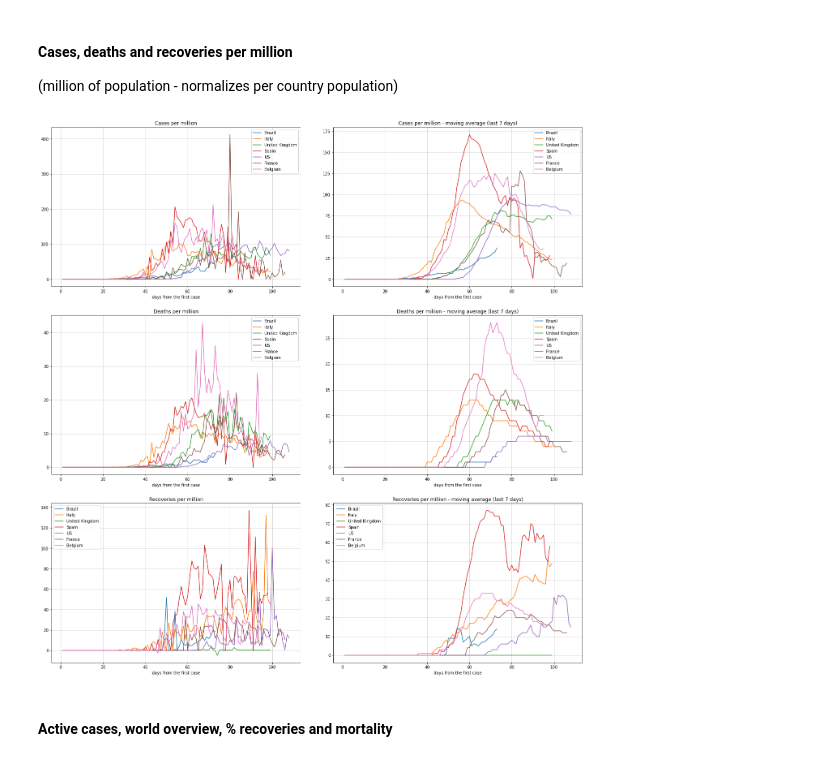
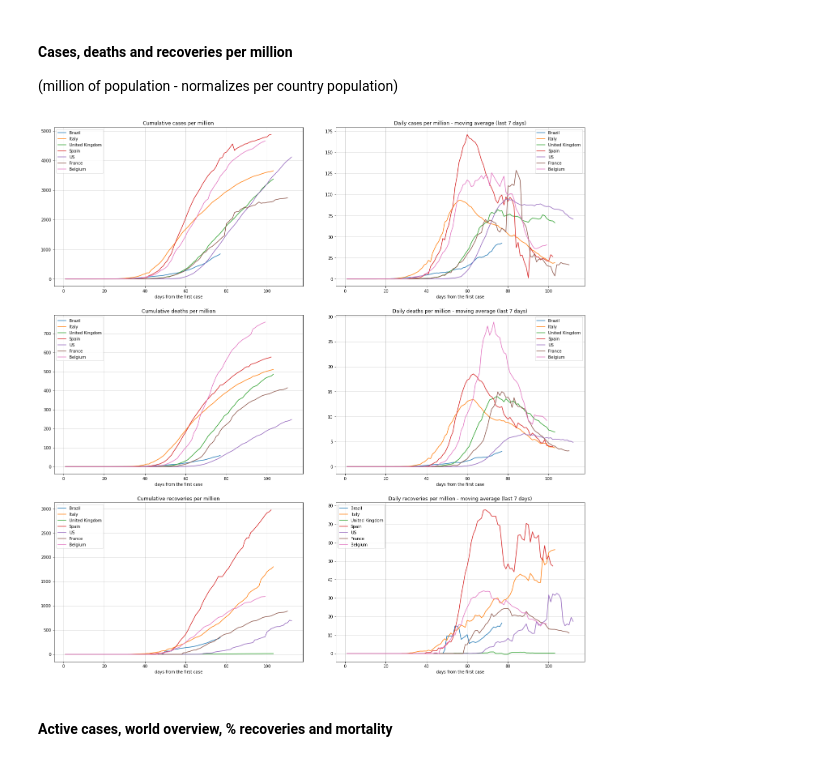
Before and after one commit to rafaelcastellar/coronavirus, a Jupyter notebook: notebooks/analysis.ipynb, the cells around one changed output. Saved outputs shown, nothing was run; the diff lists cells and outputs as text; code cells hidden in the pictures.

```diff
--- a/notebooks/analysis.ipynb
+++ b/notebooks/analysis.ipynb
@@ -97,7 +79,7 @@ ax1.set_title("Cumulatative cases")
 ax1.set_xlabel("days from the first case")
 ax1.grid(color='gray', alpha = 0.4)
 
-ax2.set_title("Cases - moving average (last 7 days)")
+ax2.set_title("Daily cases - moving average (last 7 days)")
 ax2.set_xlabel("days from the first case")
 ax2.grid(color='gray', alpha = 0.4)
 
@@ -105,7 +87,7 @@ ax3.set_title("Cumulative deaths")
 ax3.set_xlabel("days from the first case")
 ax3.grid(color='gray', alpha = 0.4)
 
-ax4.set_title("Deaths - moving average (last 7 days)")
+ax4.set_title("Daily deaths - moving average (last 7 days)")
 ax4.set_xlabel("days from the first case")
 ax4.grid(color='gray', alpha = 0.4)
 
@@ -113,17 +95,18 @@ ax5.set_title("Cumulative recoveries")
 ax5.set_xlabel("days from the first case")
 ax5.grid(color='gray', alpha = 0.4)
 
-ax6.set_title("Recoveries - moving average (last 7 days)")
+ax6.set_title("Daily recoveries - moving average (last 7 days)")
 ax6.set_xlabel("days from the first case")
 ax6.grid(color='gray', alpha = 0.4)
 
 for country in monitoredCountries:
-    ax1.plot(df[df['country'] == country].day, df[df['country'] == country].cases, label = country)
-    ax2.plot(df[df['country'] == country].day, df[df['country'] == country].avg7_cases, label = country)
-    ax3.plot(df[df['country'] == country].day, df[df['country'] == country].deaths, label = country)
-    ax4.plot(df[df['country'] == country].day, df[df['country'] == country].avg7_deaths, label = country)
-    ax5.plot(df[df['country'] == country].day, df[df['country'] == country].recoveries, label = country)
-    ax6.plot(df[df['country'] == country].day, df[df['country'] == country].avg7_recoveries, label = country)
+    data = df[df['country'] == country]
+    ax1.plot(data.day, data.cases, label = country)
+    ax2.plot(data.day, data.avg7_cases, label = country)
+    ax3.plot(data.day, data.deaths, label = country)
+    ax4.plot(data.day, data.avg7_deaths, label = country)
+    ax5.plot(data.day, data.recoveries, label = country)
+    ax6.plot(data.day, data.avg7_recoveries, label = country)
 
 ax1.legend()
 ax2.legend()
@@ -141,48 +124,49 @@ fig.savefig('../analysis/world_cases_deaths.png')
 fig, ((ax1, ax2), (ax3, ax4), (ax5, ax6)) = plt.subplots(3,2, figsize=(20, 20))
 fig.tight_layout(pad=5.0)
 
-ax1.set_title("Cases per million")
+ax1.set_title("Cumulative cases per million")
 ax1.set_xlabel("days from the first case")
 ax1.grid(color='gray', alpha = 0.4)
 
-ax2.set_title("Cases per million - moving average (last 7 days)")
+ax2.set_title("Daily cases per million - moving average (last 7 days)")
 ax2.set_xlabel("days from the first case")
 ax2.grid(color='gray', alpha = 0.4)
 
-ax3.set_title("Deaths per million")
+ax3.set_title("Cumulative deaths per million")
 ax3.set_xlabel("days from the first case")
 ax3.grid(color='gray', alpha = 0.4)
 
-ax4.set_title("Deaths per miliion - moving average (last 7 days)")
+ax4.set_title("Daily deaths per million - moving average (last 7 days)")
 ax4.set_xlabel("days from the first case")
 ax4.grid(color='gray', alpha = 0.4)
 
-ax5.set_title("Recoveries per million")
+ax5.set_title("Cumulative recoveries per million")
 ax5.set_xlabel("days from the first case")
 ax5.grid(color='gray', alpha = 0.4)
 
-ax6.set_title("Recoveries per miliion - moving average (last 7 days)")
+ax6.set_title("Daily recoveries per million - moving average (last 7 days)")
 ax6.set_xlabel("days from the first case")
 ax6.grid(color='gray', alpha = 0.4)
 
 for country in monitoredCountries:
-    ax1.plot(df[df['country'] == country].day, df[df['country'] == country].cases_million, label = country)
-    ax2.plot(df[df['country'] == country].day, df[df['country'] == country].avg7_cases_million, label = country)
-    ax3.plot(df[df['country'] == country].day, df[df['country'] == country].deaths_million, label = country)
-    ax4.plot(df[df['country'] == country].day, df[df['country'] == country].avg7_deaths_million, label = country)
-    ax5.plot(df[df['country'] == country].day, df[df['country'] == country].recoveries_million, label = country)
-    ax6.plot(df[df['country'] == country].day, df[df['country'] == country].avg7_recoveries_million, label = country)
+    data = df[df['country'] == country]
+    ax1.plot(data.day, data.cases_million, label = country)
+    ax2.plot(data.day, data.avg7_case_day_million, label = country)
+    ax3.plot(data.day, data.deaths_million, label = country)
+    ax4.plot(data.day, data.avg7_death_day_million, label = country)
+    ax5.plot(data.day, data.recoveries_million, label = country)
+    ax6.plot(data.day, data.avg7_recovery_day_million, label = country)
 
 ax1.legend()
 ax2.legend()
 ax3.legend()
 ax4.legend()
 ax5.legend()
 ax6.legend()
 
 fig.savefig('../analysis/world_cases_deaths_million.png')
 # %% [output]
-[figure, old version]
+[figure, new version]
 # %% [markdown]
 #### Active cases, world overview, % recoveries and mortality
 # %%
```
Also changed, not shown: parts of 9 cells of this notebook, 54 other files.
